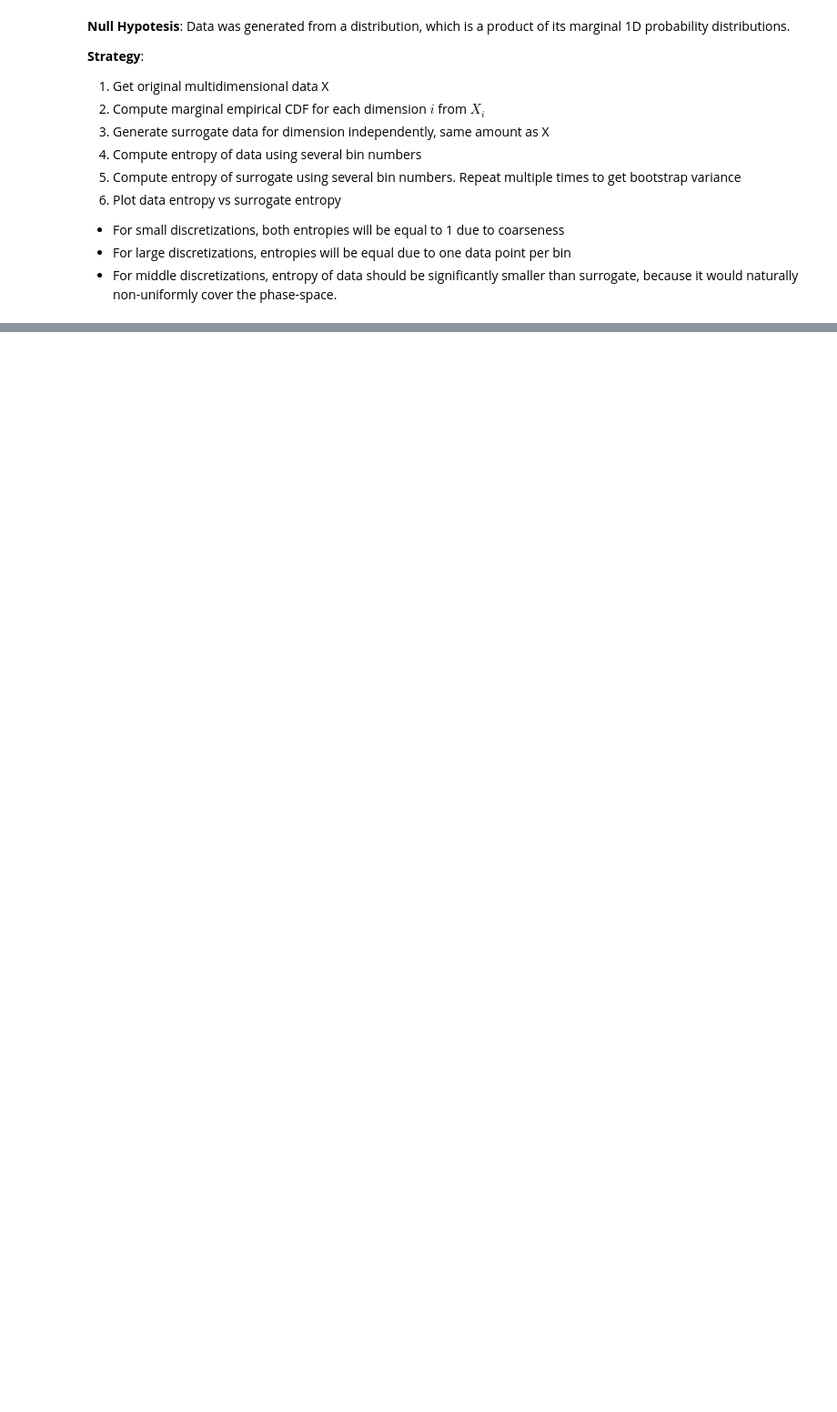
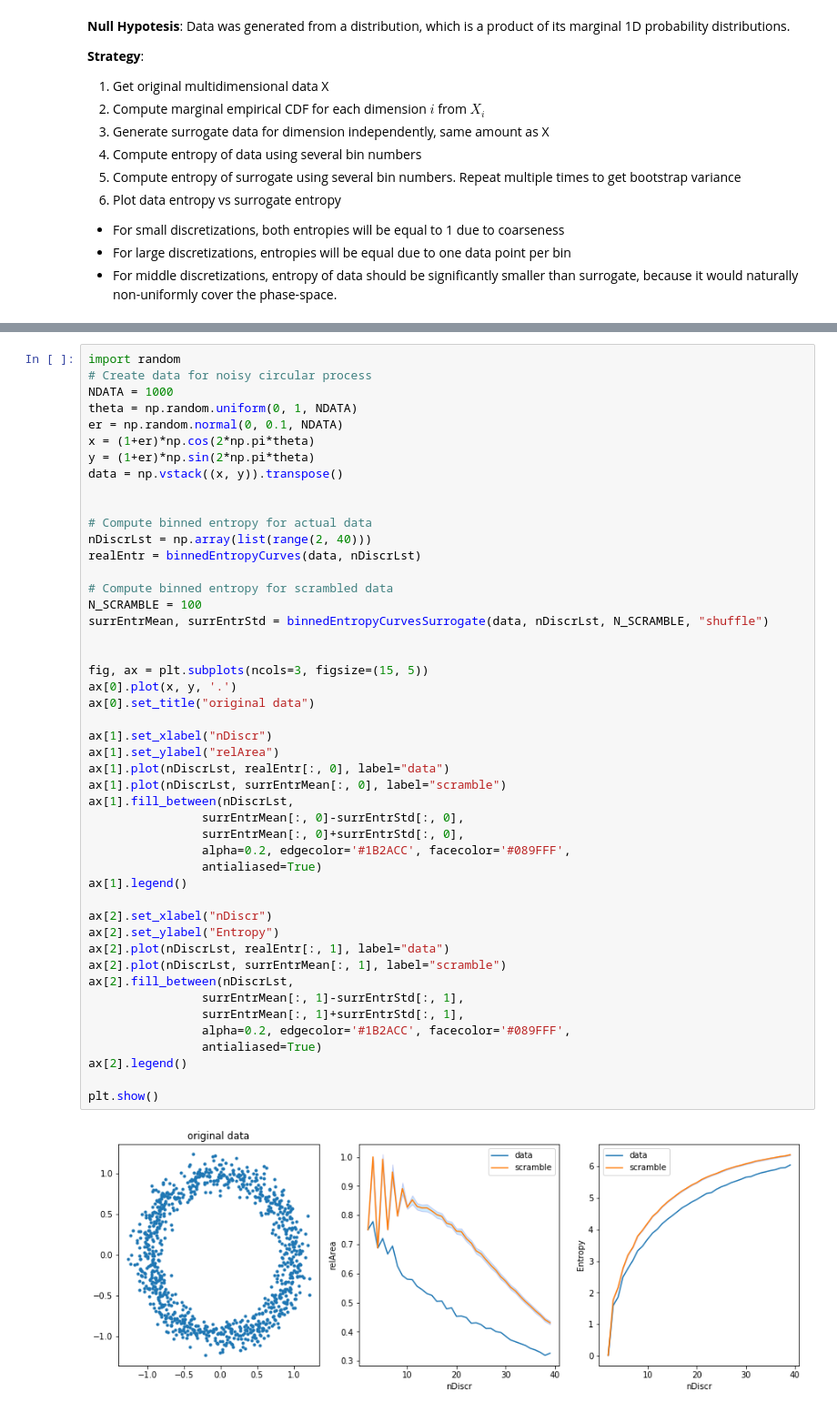
Before and after one commit to aleksejs-fomins/snippets-data-analysis, a Jupyter notebook: python/Statistics_InfoTheory/model-free-predictivity/data-iid/binned_entropy_test.ipynb, the cells around one changed output, grey strips where cells are left out. Shown at 91% size. Cells and saved outputs as stored; diff of their text form; blank space fills up the shorter version.

```diff
--- a/python/Statistics_InfoTheory/model-free-predictivity/data-iid/binned_entropy_test.ipynb
+++ b/python/Statistics_InfoTheory/model-free-predictivity/data-iid/binned_entropy_test.ipynb
@@ -125,0 +188,49 @@ plt.show()
+# %%
+import random
+# Create data for noisy circular process
+NDATA = 1000
+theta = np.random.uniform(0, 1, NDATA)
+er = np.random.normal(0, 0.1, NDATA)
+x = (1+er)*np.cos(2*np.pi*theta)
+y = (1+er)*np.sin(2*np.pi*theta)
+data = np.vstack((x, y)).transpose()
+
+
+# Compute binned entropy for actual data
+nDiscrLst = np.array(list(range(2, 40)))
+realEntr = binnedEntropyCurves(data, nDiscrLst)
+
+# Compute binned entropy for scrambled data
+N_SCRAMBLE = 100
+surrEntrMean, surrEntrStd = binnedEntropyCurvesSurrogate(data, nDiscrLst, N_SCRAMBLE, "shuffle")
+
+
+fig, ax = plt.subplots(ncols=3, figsize=(15, 5))
+ax[0].plot(x, y, '.')
+ax[0].set_title("original data")
+
+ax[1].set_xlabel("nDiscr")
+ax[1].set_ylabel("relArea")
+ax[1].plot(nDiscrLst, realEntr[:, 0], label="data")
+ax[1].plot(nDiscrLst, surrEntrMean[:, 0], label="scramble")
+ax[1].fill_between(nDiscrLst,
+                surrEntrMean[:, 0]-surrEntrStd[:, 0],
+                surrEntrMean[:, 0]+surrEntrStd[:, 0],
+                alpha=0.2, edgecolor='#1B2ACC', facecolor='#089FFF',
+                antialiased=True)
+ax[1].legend()
+
+ax[2].set_xlabel("nDiscr")
+ax[2].set_ylabel("Entropy")
+ax[2].plot(nDiscrLst, realEntr[:, 1], label="data")
+ax[2].plot(nDiscrLst, surrEntrMean[:, 1], label="scramble")
+ax[2].fill_between(nDiscrLst,
+                surrEntrMean[:, 1]-surrEntrStd[:, 1],
+                surrEntrMean[:, 1]+surrEntrStd[:, 1],
+                alpha=0.2, edgecolor='#1B2ACC', facecolor='#089FFF',
+                antialiased=True)
+ax[2].legend()
+
+plt.show()
+# %% [output]
+[figure, added]
```
Also changed, not shown: parts of 3 cells of this notebook.
